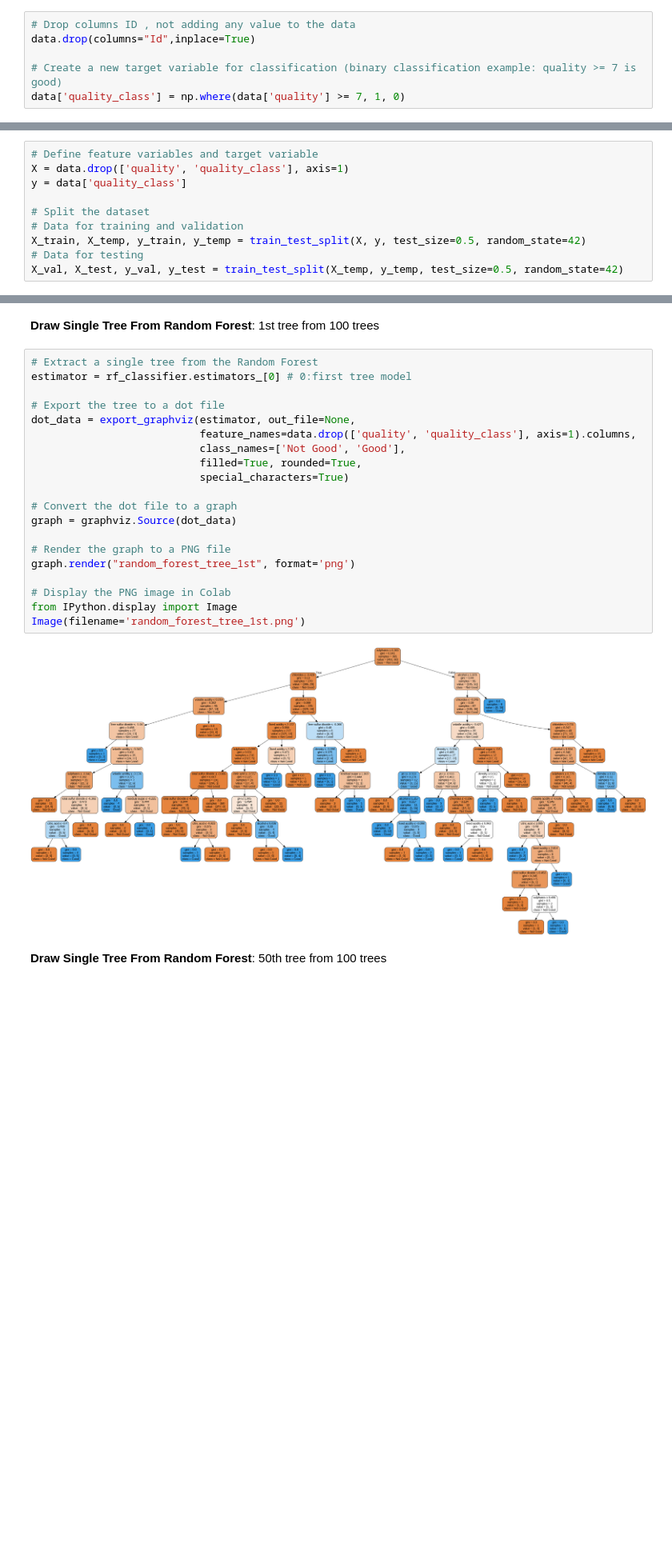
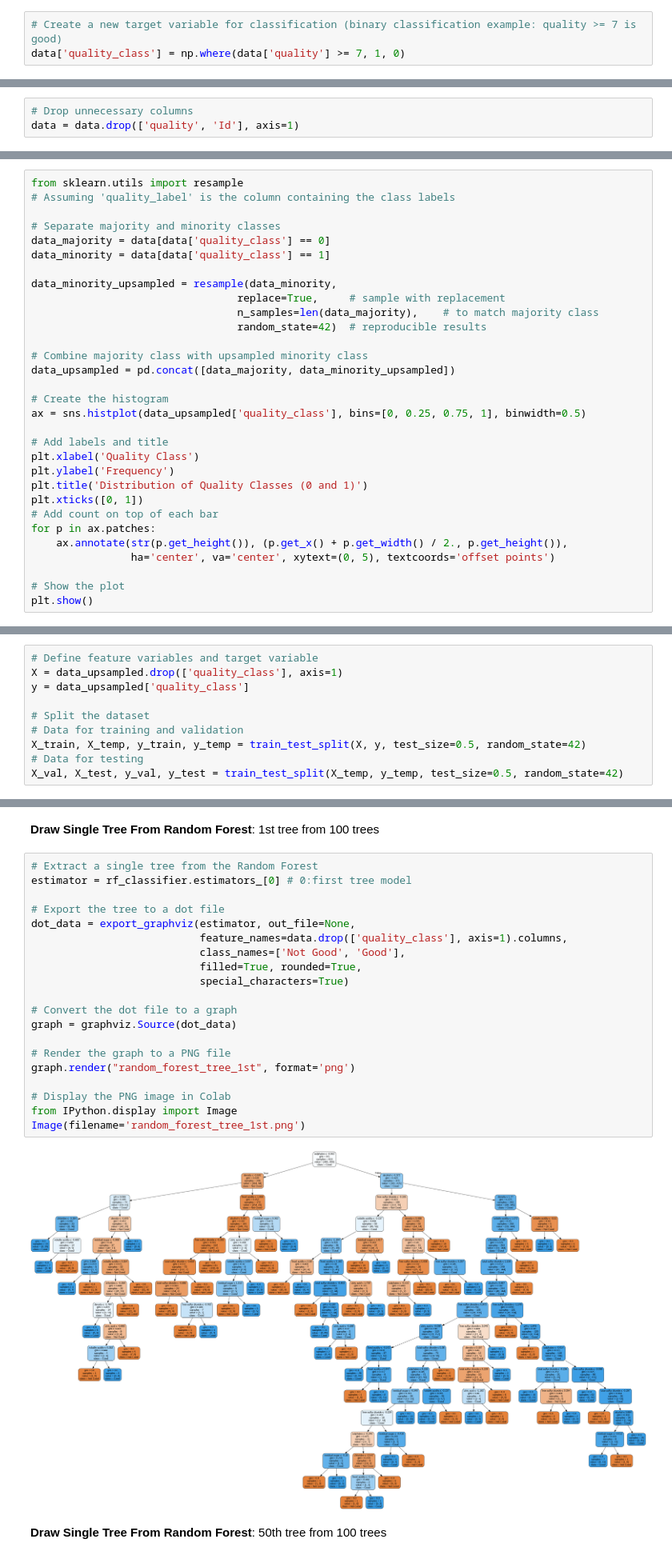
Before and after one commit to endangrusiana123/SistemCerdas, a Jupyter notebook: TugasKelompokKe1.ipynb, the cells around one changed output, grey strips where cells are left out. Shown at 80% size. Saved outputs shown, nothing was run; the diff lists cells and outputs as text; blank space fills up the shorter version.

```diff
--- a/TugasKelompokKe1.ipynb
+++ b/TugasKelompokKe1.ipynb
@@ -45,6 +47,3 @@ data.head(20)
 # %%
-# Drop columns ID , not adding any value to the data
-data.drop(columns="Id",inplace=True)
-
 # Create a new target variable for classification (binary classification example: quality >= 7 is good)
 data['quality_class'] = np.where(data['quality'] >= 7, 1, 0)
@@ -51,3 +52,6 @@ data['quality_class'] = np.where(data['quality'] >= 7, 1, 0)
+# %%
+# Drop unnecessary columns
+data = data.drop(['quality', 'Id'], axis=1)
 # %% [markdown]
 # Dataset Preview
 # %% [markdown]
@@ -94,0 +101,31 @@ plt.show()
+# %%
+from sklearn.utils import resample
+# Assuming 'quality_label' is the column containing the class labels
+
+# Separate majority and minority classes
+data_majority = data[data['quality_class'] == 0]
+data_minority = data[data['quality_class'] == 1]
+
+data_minority_upsampled = resample(data_minority,
+                                 replace=True,     # sample with replacement
+                                 n_samples=len(data_majority),    # to match majority class
+                                 random_state=42)  # reproducible results
+
+# Combine majority class with upsampled minority class
+data_upsampled = pd.concat([data_majority, data_minority_upsampled])
+
+# Create the histogram
+ax = sns.histplot(data_upsampled['quality_class'], bins=[0, 0.25, 0.75, 1], binwidth=0.5)
+
+# Add labels and title
+plt.xlabel('Quality Class')
+plt.ylabel('Frequency')
+plt.title('Distribution of Quality Classes (0 and 1)')
+plt.xticks([0, 1])
+# Add count on top of each bar
+for p in ax.patches:
+    ax.annotate(str(p.get_height()), (p.get_x() + p.get_width() / 2., p.get_height()),
+                ha='center', va='center', xytext=(0, 5), textcoords='offset points')
+
+# Show the plot
+plt.show()
@@ -98,8 +157,8 @@ plt.show()
 **50% training, 25% Validation, and 25% Testing**
 # %%
 # Define feature variables and target variable
-X = data.drop(['quality', 'quality_class'], axis=1)
-y = data['quality_class']
+X = data_upsampled.drop(['quality_class'], axis=1)
+y = data_upsampled['quality_class']
 
 # Split the dataset
 # Data for training and validation
@@ -223,25 +282,25 @@ The Random Forest model has 100 trees.
 # %%
 # Extract a single tree from the Random Forest
 estimator = rf_classifier.estimators_[0] # 0:first tree model
 
 # Export the tree to a dot file
 dot_data = export_graphviz(estimator, out_file=None,
-                           feature_names=data.drop(['quality', 'quality_class'], axis=1).columns,
+                           feature_names=data.drop(['quality_class'], axis=1).columns,
                            class_names=['Not Good', 'Good'],
                            filled=True, rounded=True,
                            special_characters=True)
 
 # Convert the dot file to a graph
 graph = graphviz.Source(dot_data)
 
 # Render the graph to a PNG file
 graph.render("random_forest_tree_1st", format='png')
 
 # Display the PNG image in Colab
 from IPython.display import Image
 Image(filename='random_forest_tree_1st.png')
 # %% [output]
-[figure, old version]
+[figure, new version]
 # %% [markdown]
 **Draw Single Tree From Random Forest**: 50th tree from 100 trees
 # %%
```
Also changed, not shown: parts of 8 cells of this notebook.
